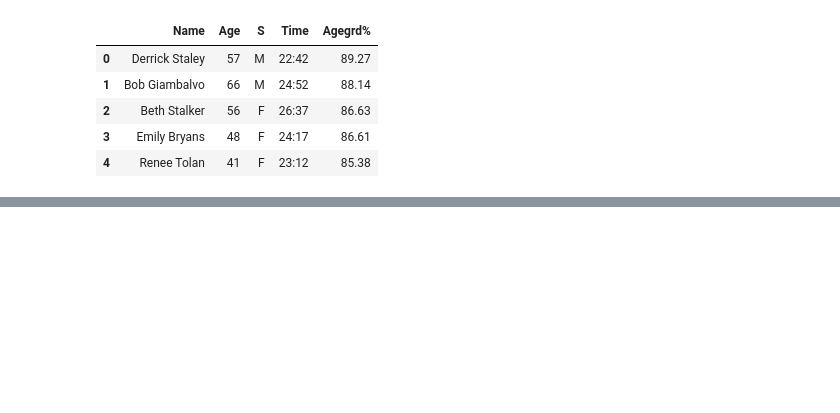
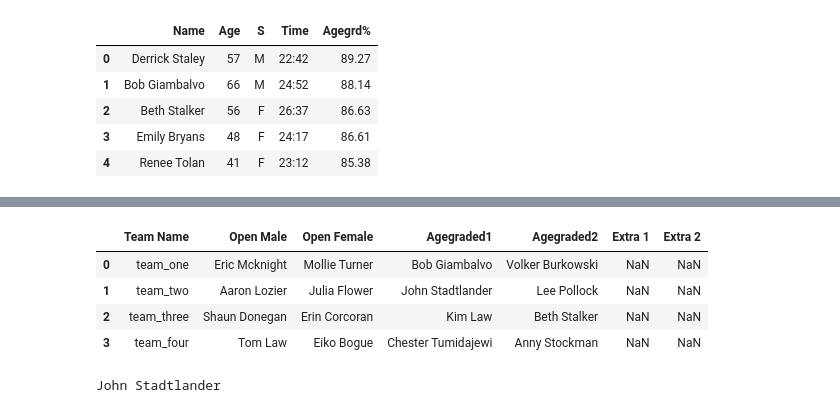
Before and after one commit to bnorthan/rotg-us, a Jupyter notebook: notebooks/ROTG_MINI_GRAND_PRIX.ipynb, the cells around one changed output, grey strips where cells are left out. Cells and saved outputs as stored; diff of their text form; code cells hidden in the pictures; blank space fills up the shorter version.

```diff
--- a/notebooks/ROTG_MINI_GRAND_PRIX.ipynb
+++ b/notebooks/ROTG_MINI_GRAND_PRIX.ipynb
@@ -27,0 +105,17 @@ def agegrade(time, agegrade):
+# %%
+teams=pd.read_csv('faketeams.csv')
+
+display(teams.head())
+print teams.iloc[1,3]
+# define the teams
+#teams.append(['team_one', 'Eric Macknight', 'Mollie Turner', 'Bob Giambalvo', 'Volker Burkowski'])
+#teams.append(['team_two', 'Aaron Lozier', 'Julia Flower', 'John Stadtlander', 'Lee Pollock'])
+#teams.append(['team_clue', 'Shaun Donegan', 'Erin Corcoran', 'Kim Law', 'Beth Stalker'])
+#teams.append(['team_four', 'Tom Law', 'Eiko Bogue', 'Chester Tumidajewi', 'Anny Stockman'])
+# %% [output]
+|  | Team Name | Open Male | Open Female | Agegraded1 | Agegraded2 | Extra 1 | Extra 2 |
+| 0 | team_one | Eric Mcknight | Mollie Turner | Bob Giambalvo | Volker Burkowski | NaN | NaN |
+| 1 | team_two | Aaron Lozier | Julia Flower | John Stadtlander | Lee Pollock | NaN | NaN |
+| 2 | team_three | Shaun Donegan | Erin Corcoran | Kim Law | Beth Stalker | NaN | NaN |
+| 3 | team_four | Tom Law | Eiko Bogue | Chester Tumidajewi | Anny Stockman | NaN | NaN |
+John Stadtlander
```
Also changed, not shown: parts of 32 cells of this notebook, 31 other files.
